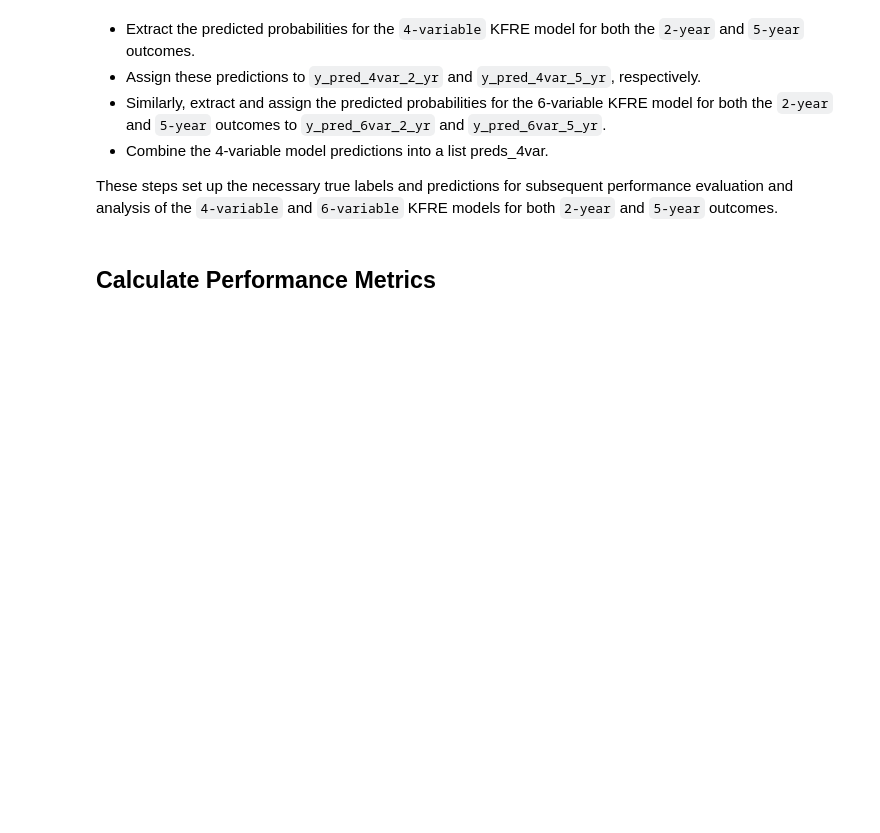
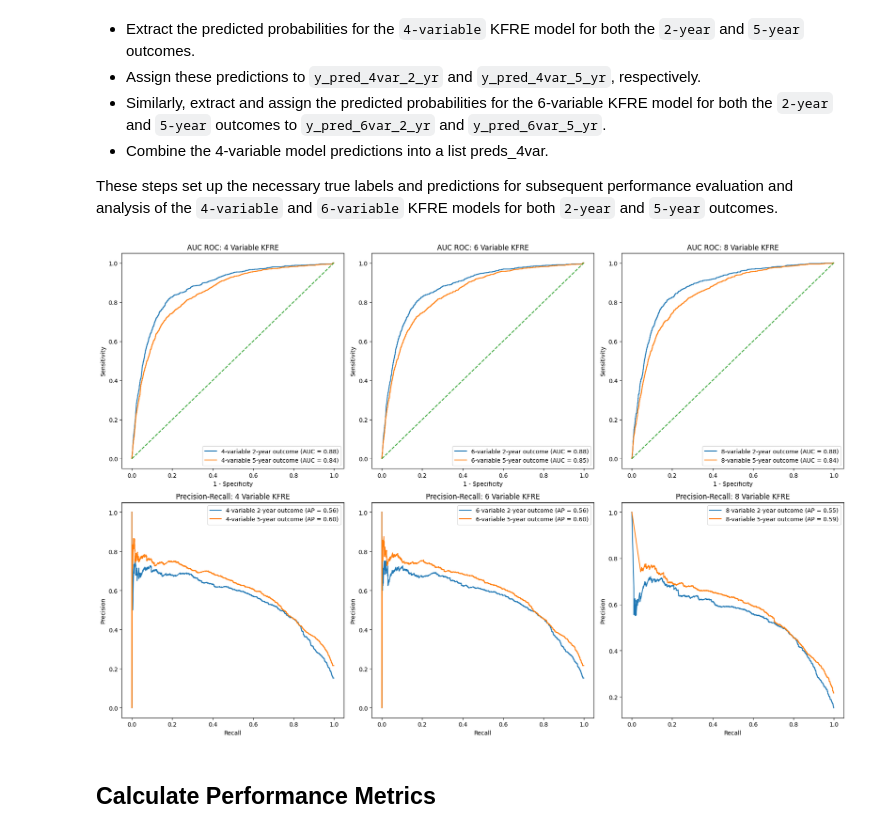
Before and after one commit to lshpaner/seoul_kfre, a Jupyter notebook: notebooks/kfre_validation.ipynb, the cells around one changed output. Cells and saved outputs as stored; diff of their text form; code cells hidden in the pictures; blank space fills up the shorter version.

```diff
--- a/notebooks/kfre_validation.ipynb
+++ b/notebooks/kfre_validation.ipynb
@@ -140,6 +167,6 @@ df = add_kfre_risk_col(
 kfre_cols = [col for col in df.columns if "kfre" in col]
 df[kfre_cols] = (
     df[kfre_cols]
-    .applymap(lambda x: f"{x:.6f}" if isinstance(x, float) else x)
+    .apply(lambda x: f"{x:.6f}" if isinstance(x, float) else x)
     .astype(float)
 )  # rem. sci not and ensure cols are floats
@@ -223,16 +267,18 @@ These steps set up the necessary true labels and predictions for subsequent perf
 # %%
 results = plot_kfre_metrics(
     df=df_ckd_3_to_5,
     num_vars=[4, 6, 8],
     fig_size=[6, 6],
     mode="both",  # Can be 'prep', 'plot', or 'both'
     image_path_png=image_path_png,
     image_path_svg=image_path_svg,
     image_prefix="performance",  # Optional prefix for saved images
     bbox_inches="tight",  # Bounding box in inches for the saved images
-    plot_type="both",  # Can be 'roc', 'pr', or 'both'
+    plot_type="all_plots",  # Can be 'roc', 'pr', or 'both'
     save_plots=True,  # Whether to save plots
     show_years=[2, 5],  # Year outcomes to show in the plots
     plot_combinations=False,
     show_grids=True,
 )
+# %% [output]
+[figure, added]
```
Also changed, not shown: parts of 17 cells of this notebook, 2 other files.
